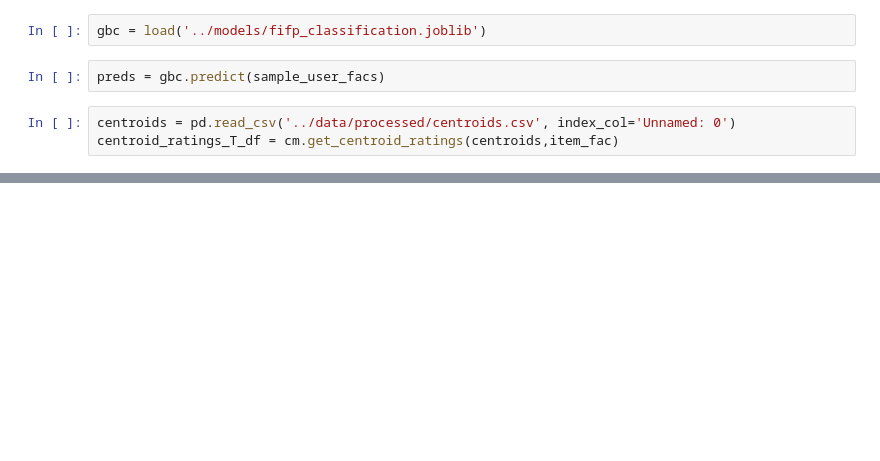
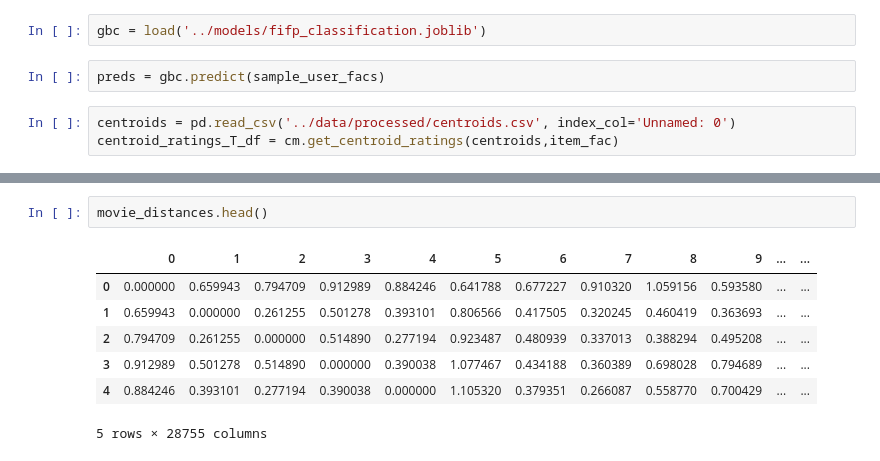
Before and after one commit to DRyanMiller/Overcoming-Echo-Chambers-in-Recommendation-Systems, a Jupyter notebook: notebooks/evaluation_drm_ec.ipynb, the cells around one changed output, grey strips where cells are left out. Drawn from its saved outputs; the diff is of its cells as text; blank space fills up the shorter version.

```diff
--- a/notebooks/evaluation_drm_ec.ipynb
+++ b/notebooks/evaluation_drm_ec.ipynb
@@ -171,0 +227,10 @@ proportions
+# %%
+movie_distances.head()
+# %% [output]
+|  | 0 | 1 | 2 | 3 | 4 | 5 | 6 | 7 | 8 | 9 | ... | ... |
+| 0 | 0.000000 | 0.659943 | 0.794709 | 0.912989 | 0.884246 | 0.641788 | 0.677227 | 0.910320 | 1.059156 | 0.593580 | ... | ... |
+| 1 | 0.659943 | 0.000000 | 0.261255 | 0.501278 | 0.393101 | 0.806566 | 0.417505 | 0.320245 | 0.460419 | 0.363693 | ... | ... |
+| 2 | 0.794709 | 0.261255 | 0.000000 | 0.514890 | 0.277194 | 0.923487 | 0.480939 | 0.337013 | 0.388294 | 0.495208 | ... | ... |
+| 3 | 0.912989 | 0.501278 | 0.514890 | 0.000000 | 0.390038 | 1.077467 | 0.434188 | 0.360389 | 0.698028 | 0.794689 | ... | ... |
+| 4 | 0.884246 | 0.393101 | 0.277194 | 0.390038 | 0.000000 | 1.105320 | 0.379351 | 0.266087 | 0.558770 | 0.700429 | ... | ... |
+5 rows × 28755 columns
```
Also changed, not shown: parts of 37 cells of this notebook, 1 other file.
